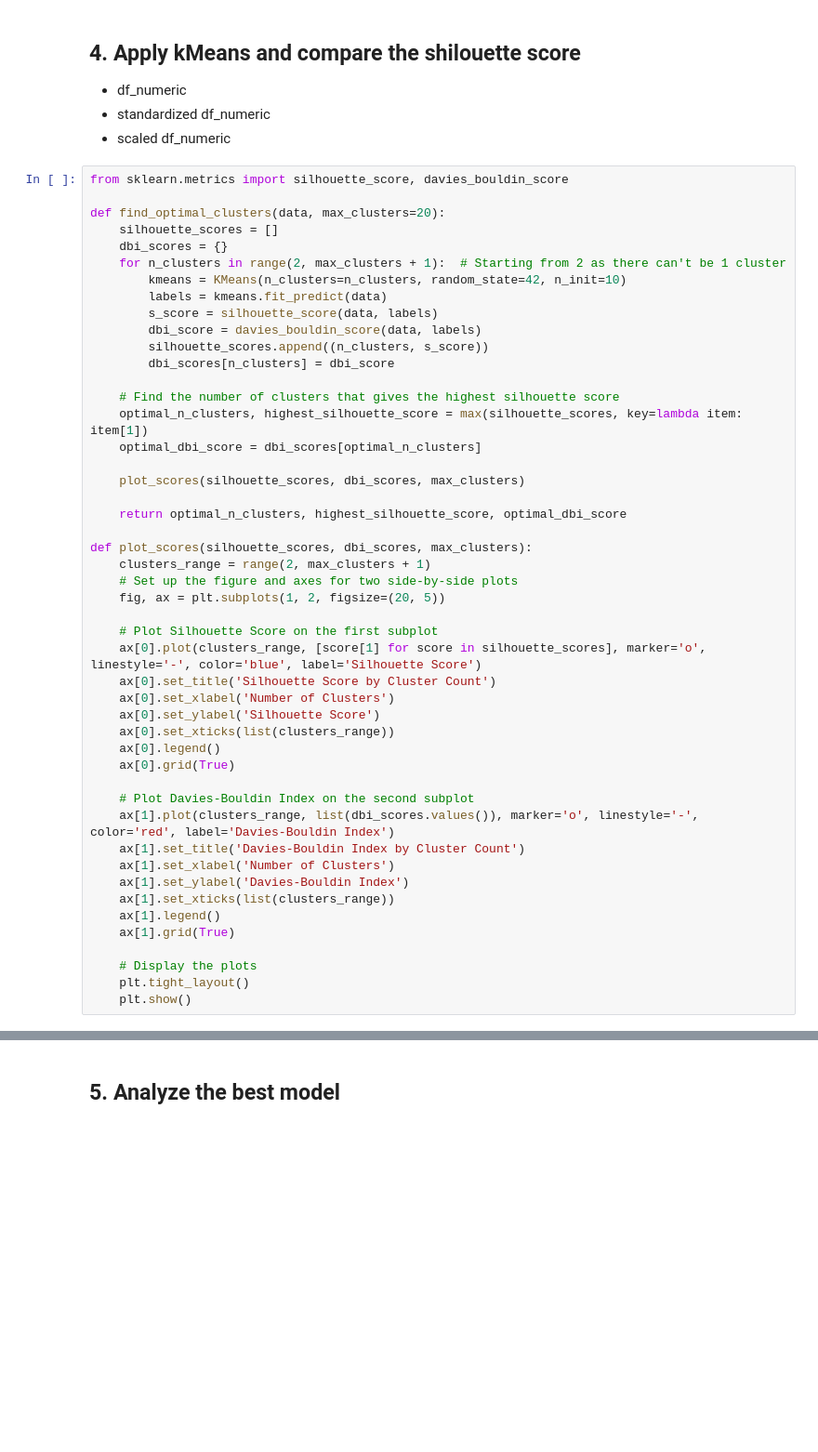
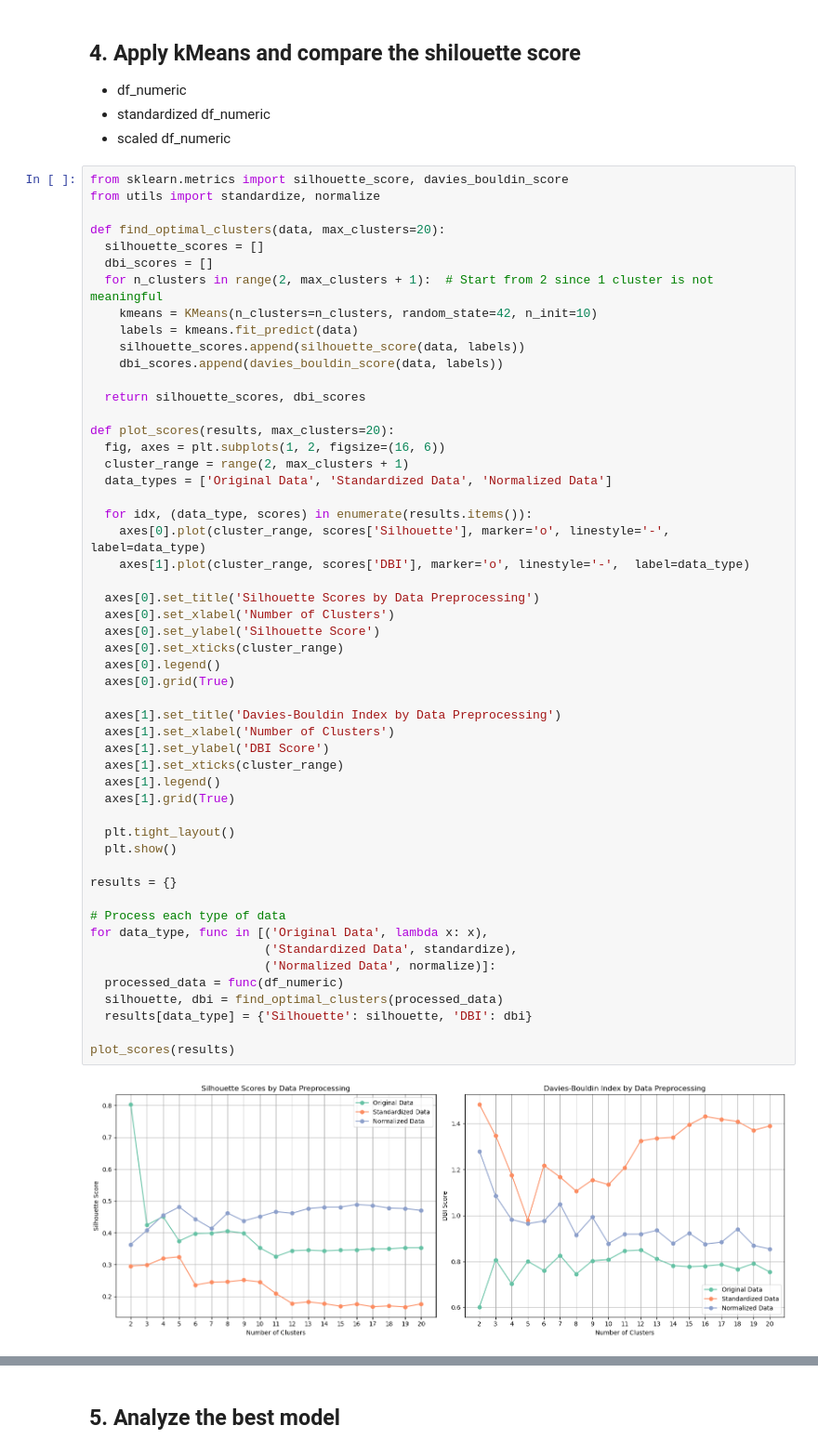
Before and after one commit to Yuki-bach/marketing, a Jupyter notebook: notebooks/methodology_kmeans.ipynb, the cells around one changed output, grey strips where cells are left out. Shown at 93% size. Saved outputs shown, nothing was run; the diff lists cells and outputs as text; blank space fills up the shorter version.

```diff
--- a/notebooks/methodology_kmeans.ipynb
+++ b/notebooks/methodology_kmeans.ipynb
@@ -110,49 +110,55 @@ In the step 4, I test the range 2-10 for the number of clusters, and find the op
  - scaled df_numeric
 # %%
 from sklearn.metrics import silhouette_score, davies_bouldin_score
+from utils import standardize, normalize
 
 def find_optimal_clusters(data, max_clusters=20):
-    silhouette_scores = []
-    dbi_scores = {}
-    for n_clusters in range(2, max_clusters + 1):  # Starting from 2 as there can't be 1 cluster
-        kmeans = KMeans(n_clusters=n_clusters, random_state=42, n_init=10)
-        labels = kmeans.fit_predict(data)
-        s_score = silhouette_score(data, labels)
-        dbi_score = davies_bouldin_score(data, labels)
-        silhouette_scores.append((n_clusters, s_score))
-        dbi_scores[n_clusters] = dbi_score
+  silhouette_scores = []
+  dbi_scores = []
+  for n_clusters in range(2, max_clusters + 1):  # Start from 2 since 1 cluster is not meaningful
+    kmeans = KMeans(n_clusters=n_clusters, random_state=42, n_init=10)
+    labels = kmeans.fit_predict(data)
+    silhouette_scores.append(silhouette_score(data, labels))
+    dbi_scores.append(davies_bouldin_score(data, labels))
 
-    # Find the number of clusters that gives the highest silhouette score
-    optimal_n_clusters, highest_silhouette_score = max(silhouette_scores, key=lambda item: item[1])
-    optimal_dbi_score = dbi_scores[optimal_n_clusters]
+  return silhouette_scores, dbi_scores
 
-    plot_scores(silhouette_scores, dbi_scores, max_clusters)
+def plot_scores(results, max_clusters=20):
+  fig, axes = plt.subplots(1, 2, figsize=(16, 6))
+  cluster_range = range(2, max_clusters + 1)
+  data_types = ['Original Data', 'Standardized Data', 'Normalized Data']
 
-    return optimal_n_clusters, highest_silhouette_score, optimal_dbi_score
+  for idx, (data_type, scores) in enumerate(results.items()):
+    axes[0].plot(cluster_range, scores['Silhouette'], marker='o', linestyle='-', label=data_type)
+    axes[1].plot(cluster_range, scores['DBI'], marker='o', linestyle='-',  label=data_type)
 
-def plot_scores(silhouette_scores, dbi_scores, max_clusters):
-    clusters_range = range(2, max_clusters + 1)
-    # Set up the figure and axes for two side-by-side plots
-    fig, ax = plt.subplots(1, 2, figsize=(20, 5))
+  axes[0].set_title('Silhouette Scores by Data Preprocessing')
+  axes[0].set_xlabel('Number of Clusters')
+  axes[0].set_ylabel('Silhouette Score')
+  axes[0].set_xticks(cluster_range)
+  axes[0].legend()
+  axes[0].grid(True)
 
-    # Plot Silhouette Score on the first subplot
-    ax[0].plot(clusters_range, [score[1] for score in silhouette_scores], marker='o', linestyle='-', color='blue', label='Silhouette Score')
-    ax[0].set_title('Silhouette Score by Cluster Count')
-    ax[0].set_xlabel('Number of Clusters')
-    ax[0].set_ylabel('Silhouette Score')
-    ax[0].set_xticks(list(clusters_range))
-    ax[0].legend()
-    ax[0].grid(True)
+  axes[1].set_title('Davies-Bouldin Index by Data Preprocessing')
+  axes[1].set_xlabel('Number of Clusters')
+  axes[1].set_ylabel('DBI Score')
+  axes[1].set_xticks(cluster_range)
+  axes[1].legend()
+  axes[1].grid(True)
 
-    # Plot Davies-Bouldin Index on the second subplot
-    ax[1].plot(clusters_range, list(dbi_scores.values()), marker='o', linestyle='-', color='red', label='Davies-Bouldin Index')
-    ax[1].set_title('Davies-Bouldin Index by Cluster Count')
-    ax[1].set_xlabel('Number of Clusters')
-    ax[1].set_ylabel('Davies-Bouldin Index')
-    ax[1].set_xticks(list(clusters_range))
-    ax[1].legend()
-    ax[1].grid(True)
+  plt.tight_layout()
+  plt.show()
 
-    # Display the plots
-    plt.tight_layout()
-    plt.show()
+results = {}
+
+# Process each type of data
+for data_type, func in [('Original Data', lambda x: x),
+                        ('Standardized Data', standardize),
+                        ('Normalized Data', normalize)]:
+  processed_data = func(df_numeric)
+  silhouette, dbi = find_optimal_clusters(processed_data)
+  results[data_type] = {'Silhouette': silhouette, 'DBI': dbi}
+
+plot_scores(results)
+# %% [output]
+[figure, added]
```
Also changed, not shown: parts of 6 cells of this notebook.
